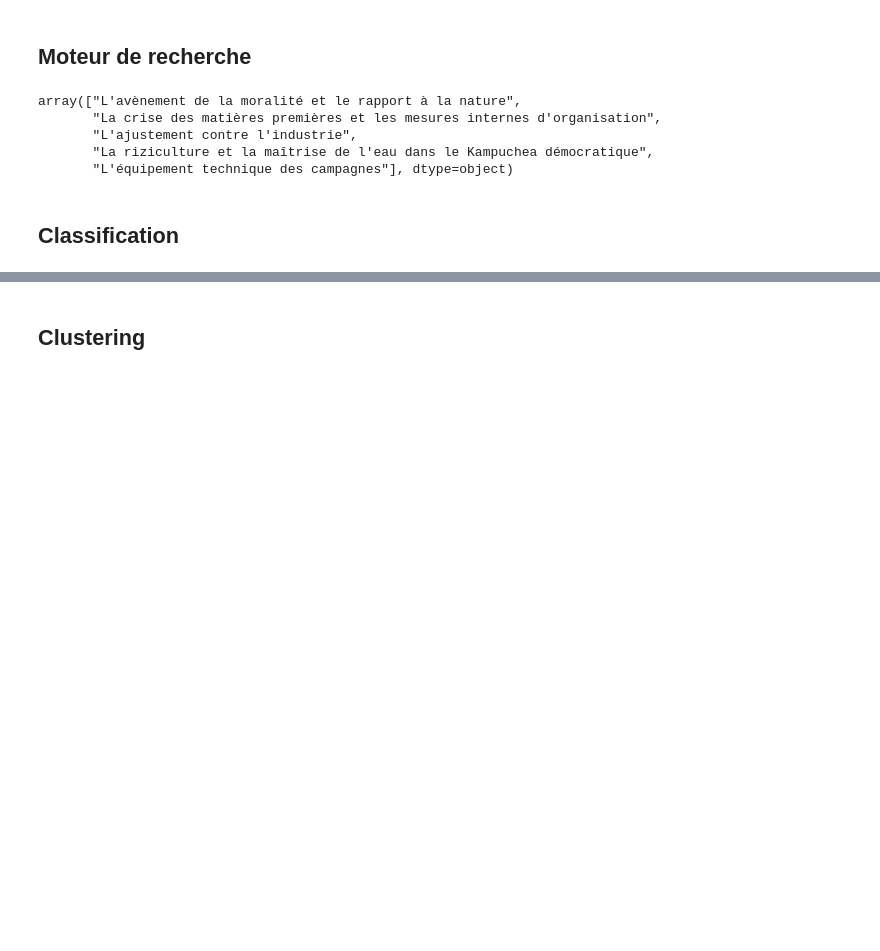
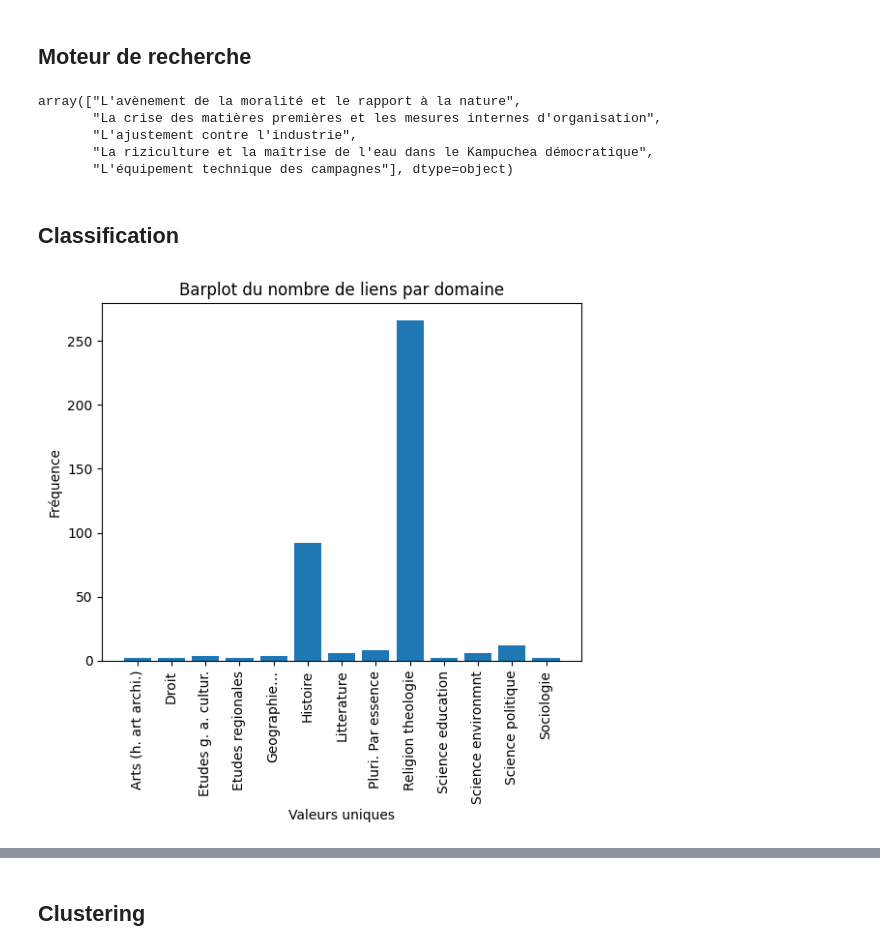
Before and after one commit to WGazzay/Network-Analysis, a Jupyter notebook: analyses.ipynb, the cells around one changed output, grey strips where cells are left out. Saved outputs shown, nothing was run; the diff lists cells and outputs as text; code cells hidden in the pictures; blank space fills up the shorter version.

```diff
--- a/analyses.ipynb
+++ b/analyses.ipynb
@@ -104,6 +99,29 @@ array(["L'avènement de la moralité et le rapport à la nature",
 import networkx as nx
 # Import du graphe
 G= nx.read_gexf("20240125_dataset_pickle/auteur.gexf")
+# %%
+y_is_edged = []
+for edge in G.edges:
+    for node in edge:
+        y_is_edged.append(data.domaine[node])
+unique_values, counts = np.unique(y_is_edged, return_counts=True)
+# %%
+# Créer le barplot
+plt.bar(unique_values, counts)
+
+# Ajouter des étiquettes aux axes
+plt.xlabel('Valeurs uniques')
+plt.ylabel('Fréquence')
+plt.title('Barplot du nombre de liens par domaine')
+
+
+# Faire pivoter les labels sur l'axe des abscisses
+plt.xticks(rotation=90)
+
+# Afficher le plot
+plt.show()
+# %% [output]
+[figure, added]
 # %%
 import torch
 import torch.nn as nn
```
Also changed, not shown: parts of 7 cells of this notebook, 1 other file.
